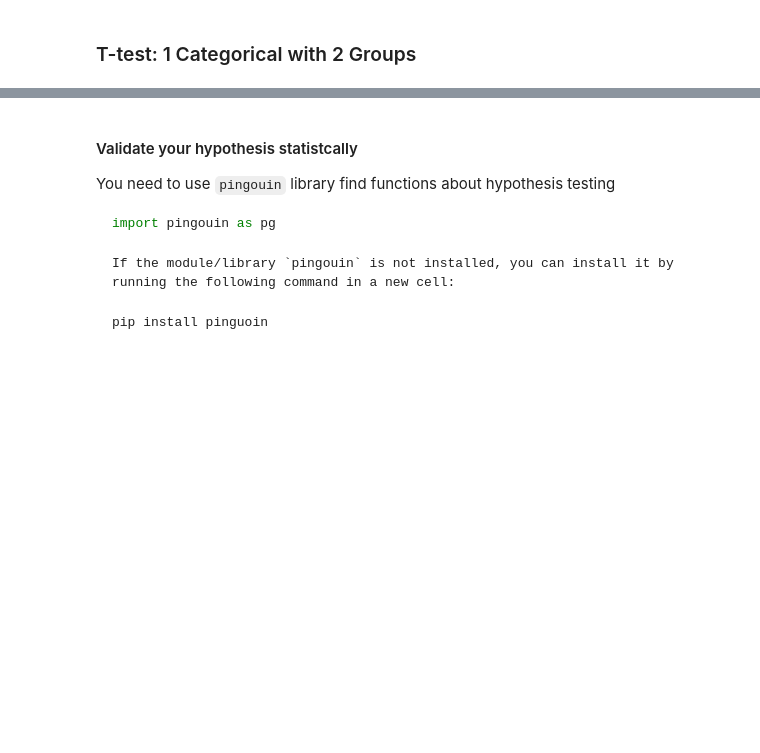
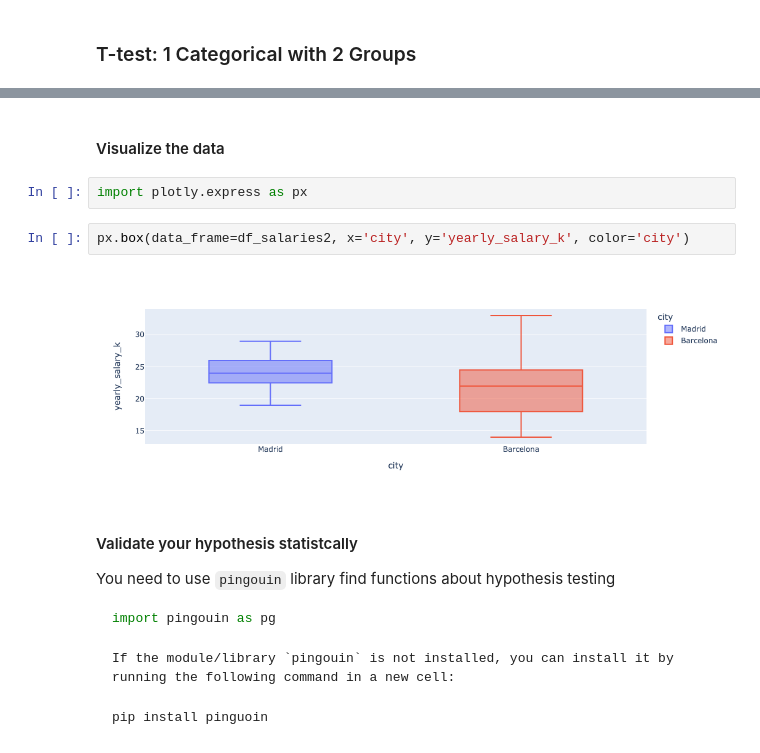
Before and after one commit to jsulopzs/course-resolving-python-data-analysis-visualization, a Jupyter notebook: 05_Data Analysis & Statistics/11_Hypothesis Testing/11A_Hypothesis.ipynb, the cells around one changed output, grey strips where cells are left out. Cells and saved outputs as stored; diff of their text form; blank space fills up the shorter version.

```diff
--- a/05_Data Analysis & Statistics/11_Hypothesis Testing/11A_Hypothesis.ipynb
+++ b/05_Data Analysis & Statistics/11_Hypothesis Testing/11A_Hypothesis.ipynb
@@ -26,3 +39,11 @@ df_salaries2
+# %% [markdown]
+#### Visualize the data
+# %%
+import plotly.express as px
+# %%
+px.box(data_frame=df_salaries2, x='city', y='yearly_salary_k', color='city')
+# %% [output]
+[figure, added]
 # %% [markdown]
 #### Validate your hypothesis statistcally
 
```
Also changed, not shown: parts of 21 cells of this notebook, 5 other files.
